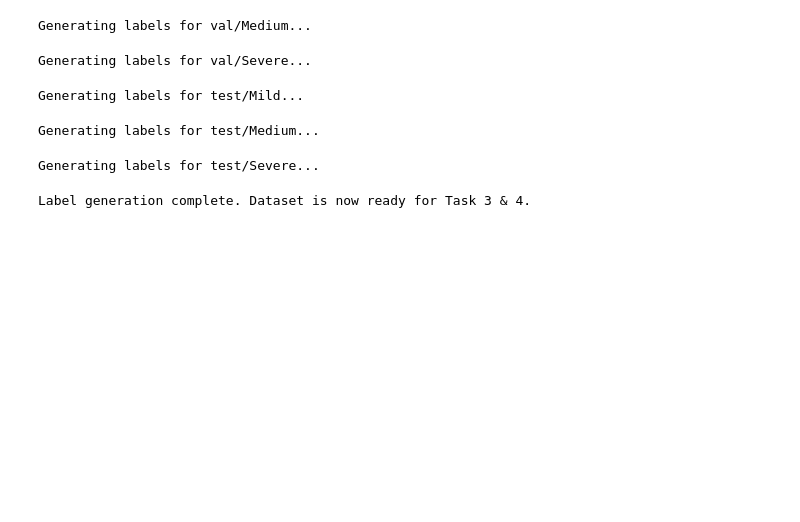
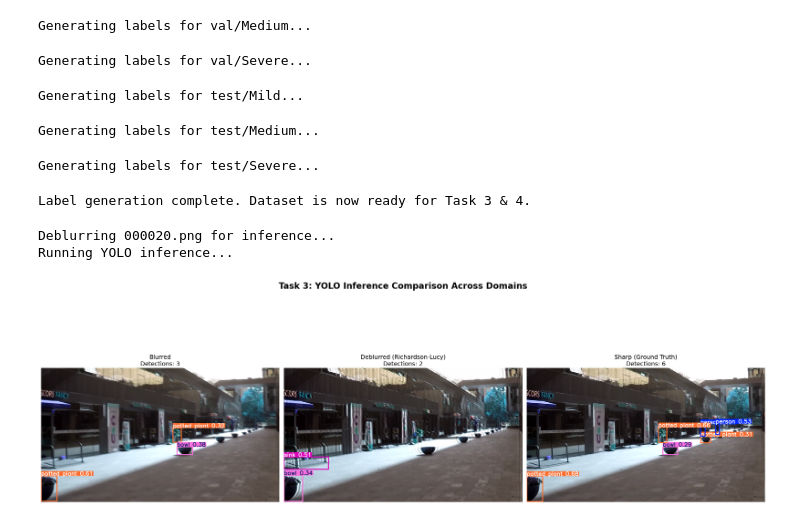
Before and after one commit to shetty-23/Computer-vision---Assignment-1, a Jupyter notebook: Assignment_1_Computer_vision.ipynb, the cells around one changed output. Saved outputs shown, nothing was run; the diff lists cells and outputs as text; code cells hidden in the pictures; blank space fills up the shorter version.

Commit message:
feat: implemented tri-domain YOLO inference and visual comparison for Task 3

```diff
--- a/Assignment_1_Computer_vision.ipynb
+++ b/Assignment_1_Computer_vision.ipynb
@@ -312,3 +312,79 @@ Generating labels for test/Mild...
 Generating labels for test/Medium...
 Generating labels for test/Severe...
 Label generation complete. Dataset is now ready for Task 3 & 4.
+# %%
+# 1. Initialize YOLO and deblurring logic
+# Using the model already loaded in previous steps or loading it if needed
+try:
+    model
+except NameError:
+    model = YOLO('yolov8x.pt')
+
+def get_motion_psf(size=15, angle=0):
+    psf = np.zeros((size, size))
+    center = size // 2
+    cv2.line(psf, (0, center), (size - 1, center), 1, thickness=1)
+    M = cv2.getRotationMatrix2D((center, center), angle, 1.0)
+    psf = cv2.warpAffine(psf, M, (size, size))
+    return psf / psf.sum()
+
+def deblur_richardson_lucy_rgb(image, psf, iterations=20):
+    pad_size = psf.shape[0]
+    padded_img = np.pad(image, ((pad_size, pad_size), (pad_size, pad_size), (0, 0)), mode='symmetric')
+    restored = np.zeros_like(padded_img, dtype=np.float64)
+    for c in range(3):
+        channel = padded_img[:, :, c] / 255.0
+        restored[:, :, c] = restoration.richardson_lucy(channel, psf, num_iter=iterations)
+    restored_cropped = restored[pad_size:-pad_size, pad_size:-pad_size, :]
+    return np.clip(restored_cropped * 255, 0, 255).astype(np.uint8)
+
+# 2. Path Setup
+base_strat_path = Path("/content/drive/MyDrive/gopro_deblur/processed_stratified")
+sample_fname = "000020.png"
+
+blur_path = base_strat_path / "test" / "Medium" / "blur" / sample_fname
+sharp_path = base_strat_path / "test" / "Medium" / "sharp" / sample_fname
+
+if blur_path.exists() and sharp_path.exists():
+    img_blur = cv2.cvtColor(cv2.imread(str(blur_path)), cv2.COLOR_BGR2RGB)
+    img_sharp = cv2.cvtColor(cv2.imread(str(sharp_path)), cv2.COLOR_BGR2RGB)
+
+    print(f"Deblurring {sample_fname} for inference...")
+    psf = get_motion_psf(size=15, angle=0)
+    img_deblur = deblur_richardson_lucy_rgb(img_blur, psf, iterations=20)
+
+    # 3. Run YOLO Inference
+    print("Running YOLO inference...")
+    res_blur = model.predict(img_blur, conf=0.25, verbose=False)[0]
+    res_deblur = model.predict(img_deblur, conf=0.25, verbose=False)[0]
+    res_sharp = model.predict(img_sharp, conf=0.25, verbose=False)[0]
+
+    # 4. Extract plotted images with bounding boxes
+    plot_blur = res_blur.plot()[..., ::-1]
+    plot_deblur = res_deblur.plot()[..., ::-1]
+    plot_sharp = res_sharp.plot()[..., ::-1]
+
+    # 5. Visualize Side-by-Side
+    fig, axes = plt.subplots(1, 3, figsize=(24, 10))
+
+    axes[0].imshow(plot_blur)
+    axes[0].set_title(f"Blurred\nDetections: {len(res_blur.boxes)}", fontsize=14)
+    axes[0].axis('off')
+
+    axes[1].imshow(plot_deblur)
+    axes[1].set_title(f"Deblurred (Richardson-Lucy)\nDetections: {len(res_deblur.boxes)}", fontsize=14)
+    axes[1].axis('off')
+
+    axes[2].imshow(plot_sharp)
+    axes[2].set_title(f"Sharp (Ground Truth)\nDetections: {len(res_sharp.boxes)}", fontsize=14)
+    axes[2].axis('off')
+
+    plt.suptitle("Task 3: YOLO Inference Comparison Across Domains", fontsize=20, fontweight='bold')
+    plt.tight_layout()
+    plt.show()
+else:
+    print("Sample files not found. Please ensure the stratified split completed successfully.")
+# %% [output]
+Deblurring 000020.png for inference...
+Running YOLO inference...
+[figure, added]
```
Also changed, not shown: parts of 1 cell of this notebook.
